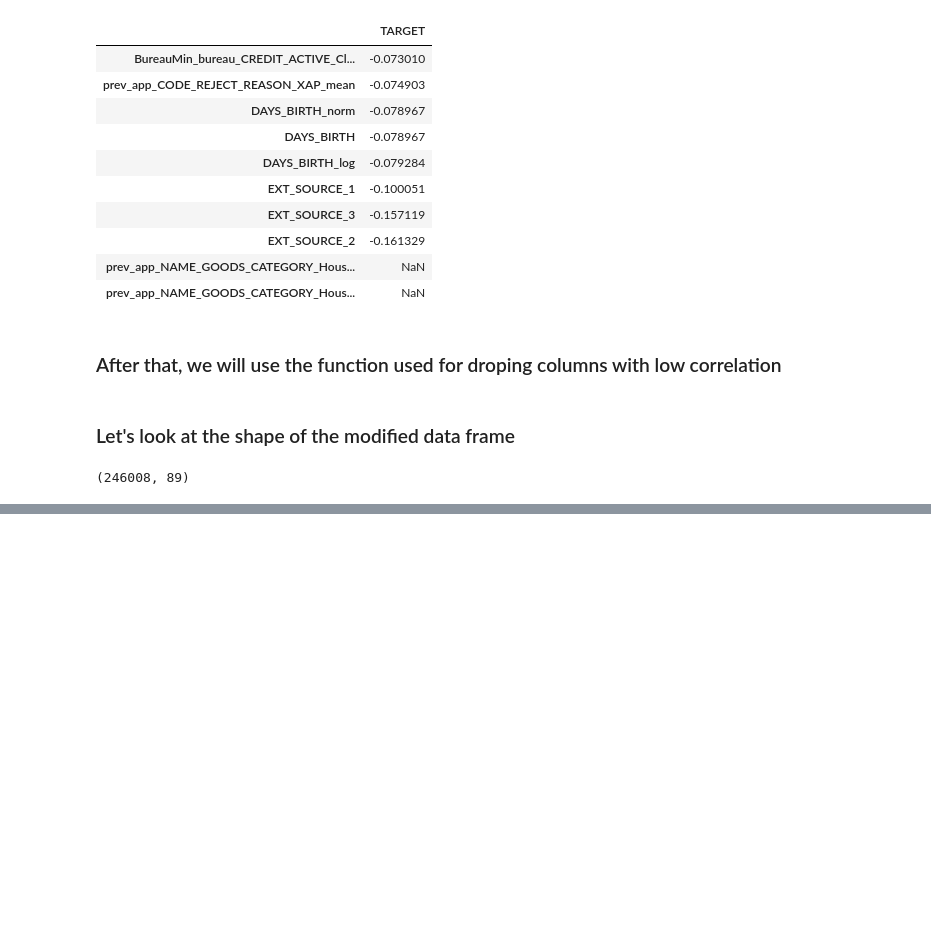
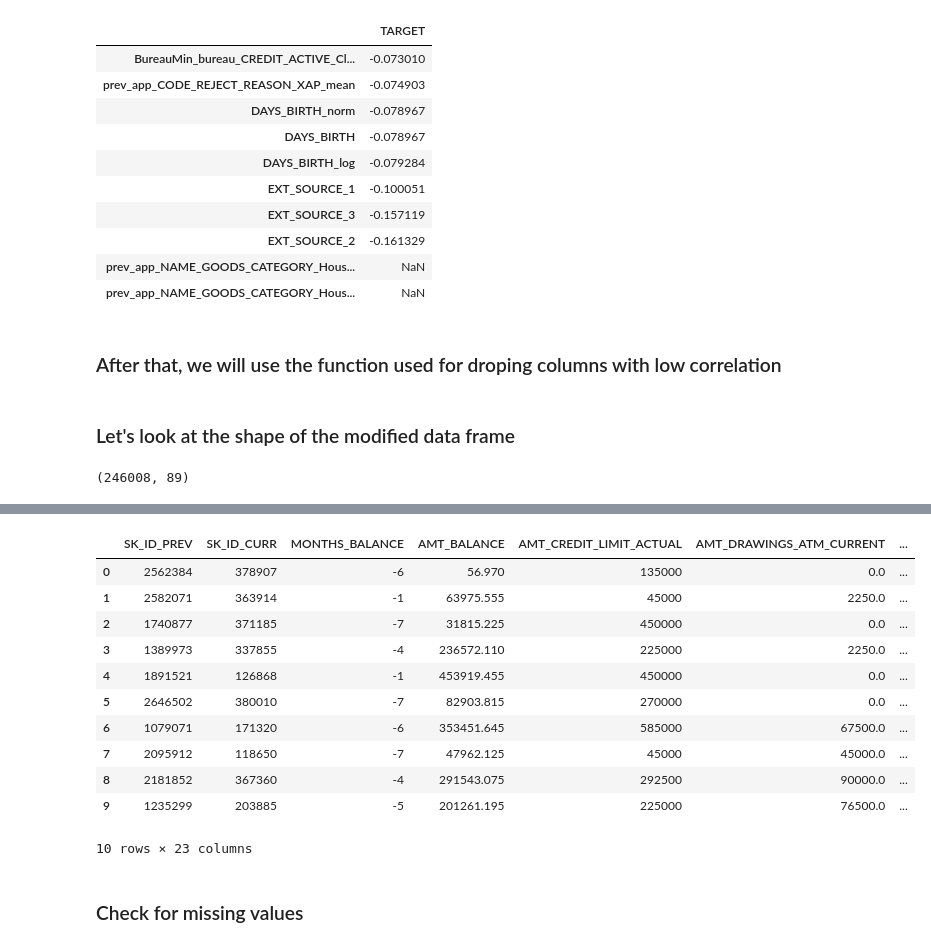
Before and after one commit to IML-Project/Home_Credit_Default_Risk_Project, a Jupyter notebook: FeatureEngineering.ipynb, the cells around one changed output, grey strips where cells are left out. Cells and saved outputs as stored; diff of their text form; code cells hidden in the pictures; blank space fills up the shorter version.

```diff
--- a/FeatureEngineering.ipynb
+++ b/FeatureEngineering.ipynb
@@ -761,0 +788,17 @@ main_data.to_csv('./featureData.csv')
+# %%
+credit_card_balance.head(10)
+# %% [output]
+|  | SK_ID_PREV | SK_ID_CURR | MONTHS_BALANCE | AMT_BALANCE | AMT_CREDIT_LIMIT_ACTUAL | AMT_DRAWINGS_ATM_CURRENT | ... |
+| 0 | 2562384 | 378907 | -6 | 56.970 | 135000 | 0.0 | ... |
+| 1 | 2582071 | 363914 | -1 | 63975.555 | 45000 | 2250.0 | ... |
+| 2 | 1740877 | 371185 | -7 | 31815.225 | 450000 | 0.0 | ... |
+| 3 | 1389973 | 337855 | -4 | 236572.110 | 225000 | 2250.0 | ... |
+| 4 | 1891521 | 126868 | -1 | 453919.455 | 450000 | 0.0 | ... |
+| 5 | 2646502 | 380010 | -7 | 82903.815 | 270000 | 0.0 | ... |
+| 6 | 1079071 | 171320 | -6 | 353451.645 | 585000 | 67500.0 | ... |
+| 7 | 2095912 | 118650 | -7 | 47962.125 | 45000 | 45000.0 | ... |
+| 8 | 2181852 | 367360 | -4 | 291543.075 | 292500 | 90000.0 | ... |
+| 9 | 1235299 | 203885 | -5 | 201261.195 | 225000 | 76500.0 | ... |
+10 rows × 23 columns
+# %% [markdown]
+### Check for missing values
```
Also changed, not shown: parts of 27 cells of this notebook.
